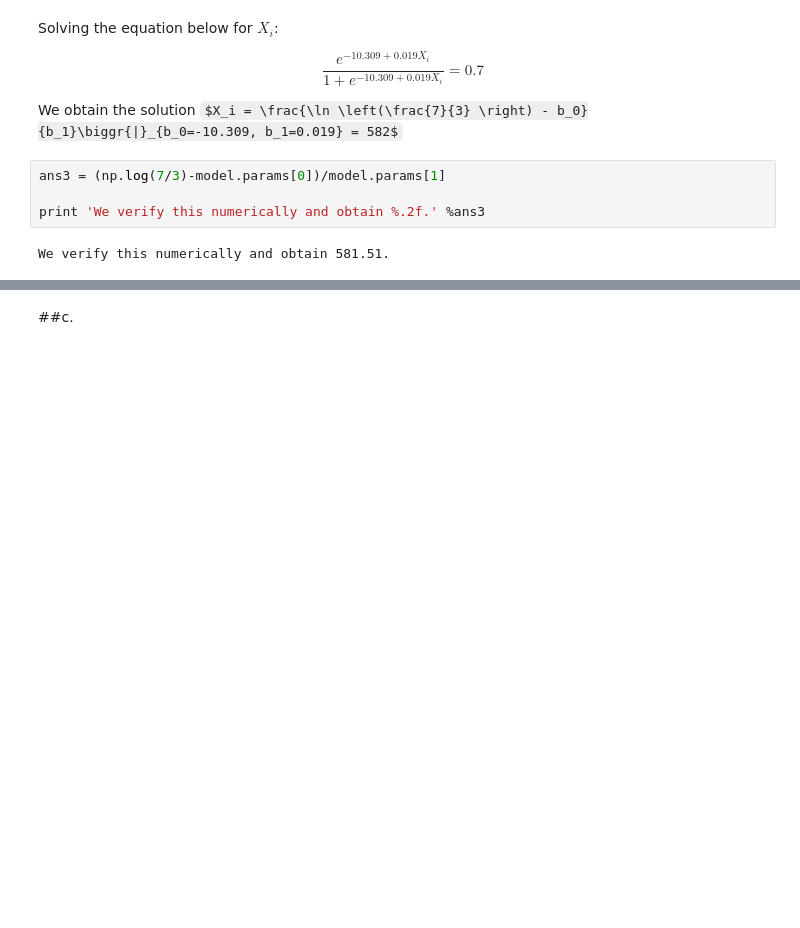
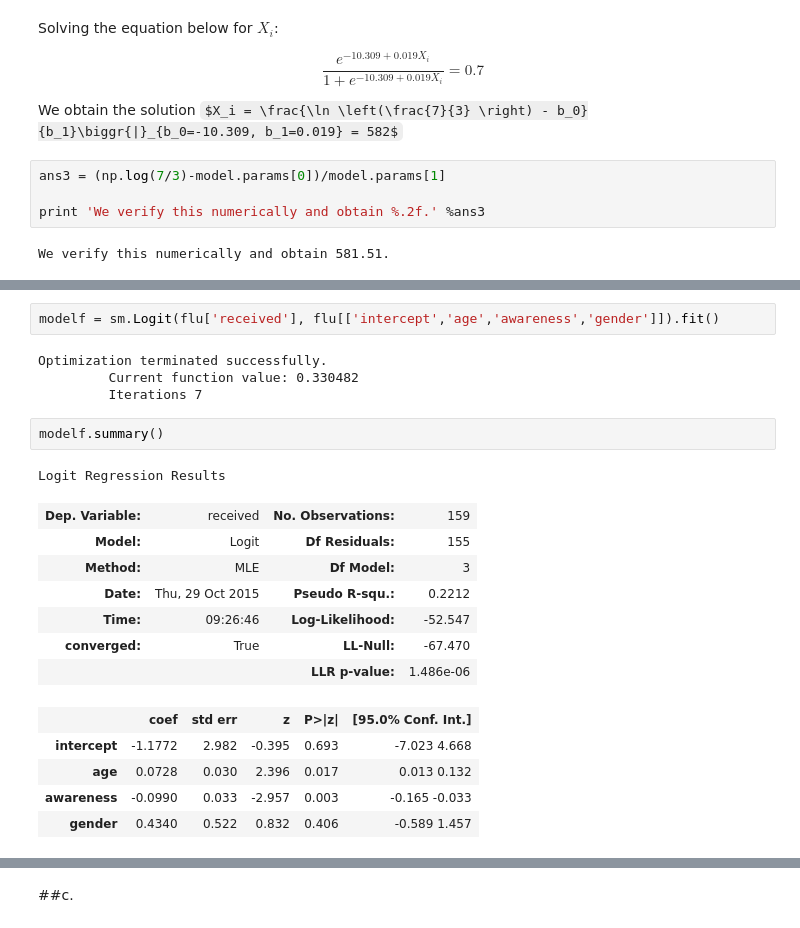
Before and after one commit to jcapitz/LinearRegression, a Jupyter notebook: STAT510/HW4/hw4.ipynb, the cells around one changed output, grey strips where cells are left out. Drawn from its saved outputs; the diff is of its cells as text; some formulas as TeX source; blank space fills up the shorter version.

```diff
--- a/STAT510/HW4/hw4.ipynb
+++ b/STAT510/HW4/hw4.ipynb
@@ -490,0 +521,22 @@ We verify this numerically and obtain 581.51.
+# %%
+modelf = sm.Logit(flu['received'], flu[['intercept','age','awareness','gender']]).fit()
+# %% [output]
+Optimization terminated successfully.
+         Current function value: 0.330482
+         Iterations 7
+# %%
+modelf.summary()
+# %% [output]
+Logit Regression Results
+| Dep. Variable: | received | No. Observations: | 159 |
+| Model: | Logit | Df Residuals: | 155 |
+| Method: | MLE | Df Model: | 3 |
+| Date: | Thu, 29 Oct 2015 | Pseudo R-squ.: | 0.2212 |
+| Time: | 09:26:46 | Log-Likelihood: | -52.547 |
+| converged: | True | LL-Null: | -67.470 |
+|  |  | LLR p-value: | 1.486e-06 |
+|  | coef | std err | z | P>|z| | [95.0% Conf. Int.] |
+| intercept | -1.1772 | 2.982 | -0.395 | 0.693 | -7.023 4.668 |
+| age | 0.0728 | 0.030 | 2.396 | 0.017 | 0.013 0.132 |
+| awareness | -0.0990 | 0.033 | -2.957 | 0.003 | -0.165 -0.033 |
+| gender | 0.4340 | 0.522 | 0.832 | 0.406 | -0.589 1.457 |
```
Also changed, not shown: parts of 20 cells of this notebook, 16 other files.
